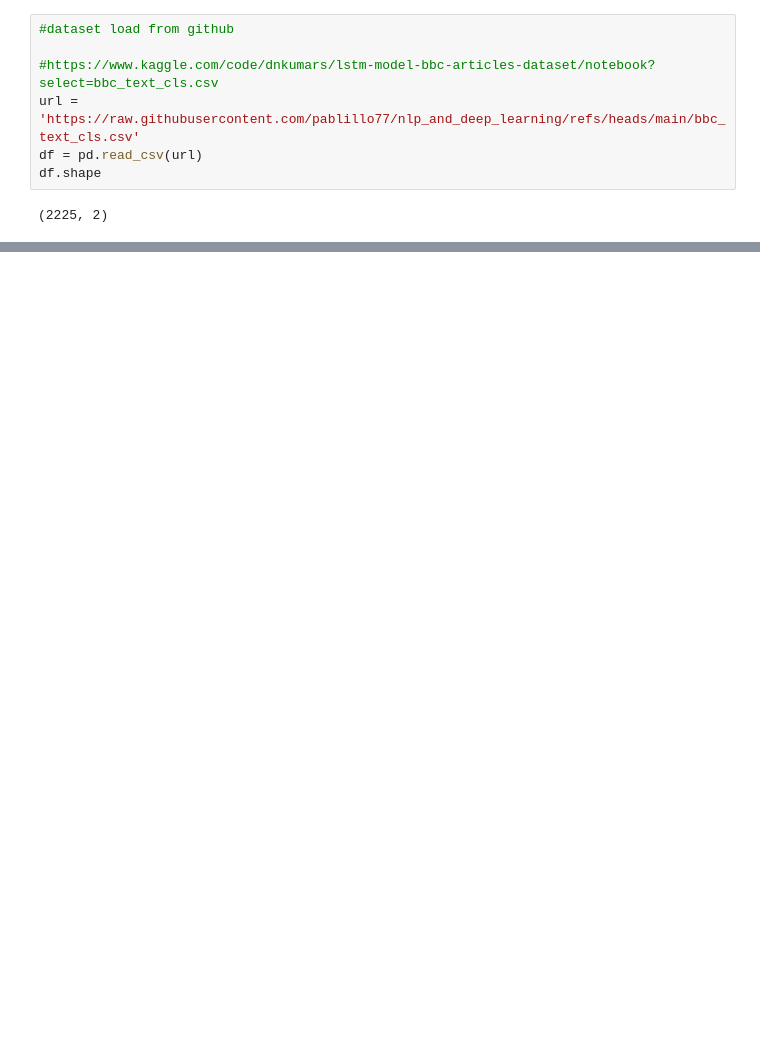
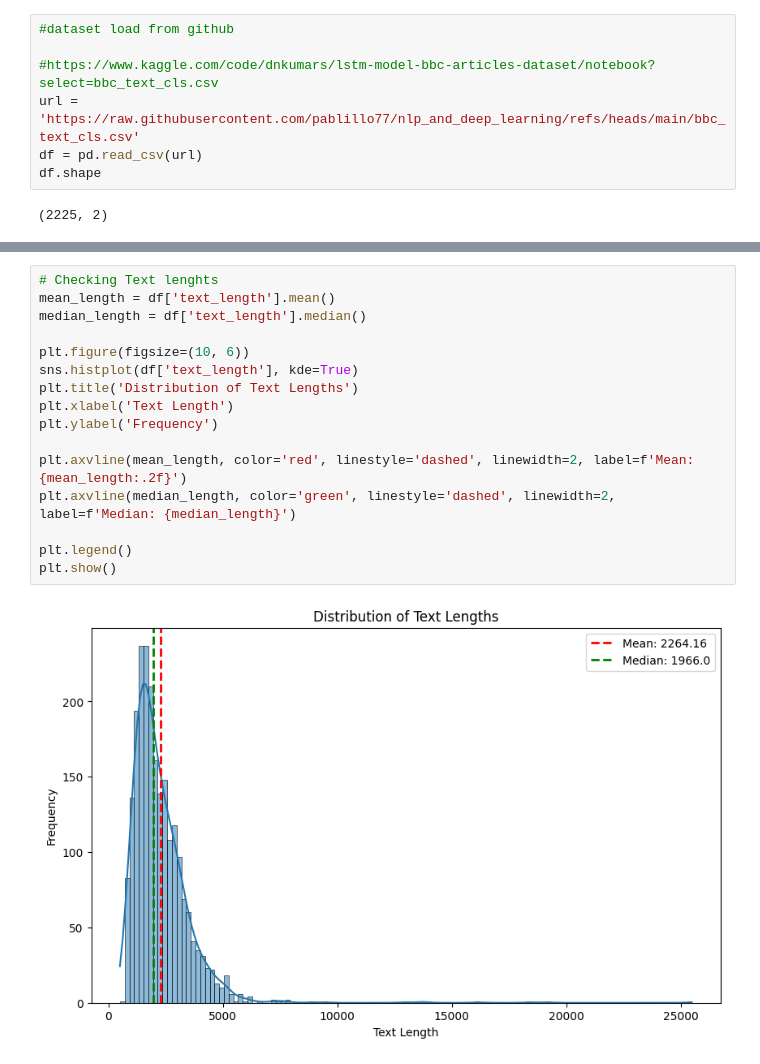
Before and after one commit to pablillo77/nlp_and_deep_learning, a Jupyter notebook: DS_NLP_DeepLearning_Final_Pablo_Giménez.ipynb, the cells around one changed output, grey strips where cells are left out. Drawn from its saved outputs; the diff is of its cells as text; blank space fills up the shorter version.

```diff
--- a/DS_NLP_DeepLearning_Final_Pablo_Giménez.ipynb
+++ b/DS_NLP_DeepLearning_Final_Pablo_Giménez.ipynb
@@ -83,0 +116,18 @@ df.sample(2)
+# %%
+# Checking Text lenghts
+mean_length = df['text_length'].mean()
+median_length = df['text_length'].median()
+
+plt.figure(figsize=(10, 6))
+sns.histplot(df['text_length'], kde=True)
+plt.title('Distribution of Text Lengths')
+plt.xlabel('Text Length')
+plt.ylabel('Frequency')
+
+plt.axvline(mean_length, color='red', linestyle='dashed', linewidth=2, label=f'Mean: {mean_length:.2f}')
+plt.axvline(median_length, color='green', linestyle='dashed', linewidth=2, label=f'Median: {median_length}')
+
+plt.legend()
+plt.show()
+# %% [output]
+[figure, added]
```
Also changed, not shown: parts of 10 cells of this notebook.
